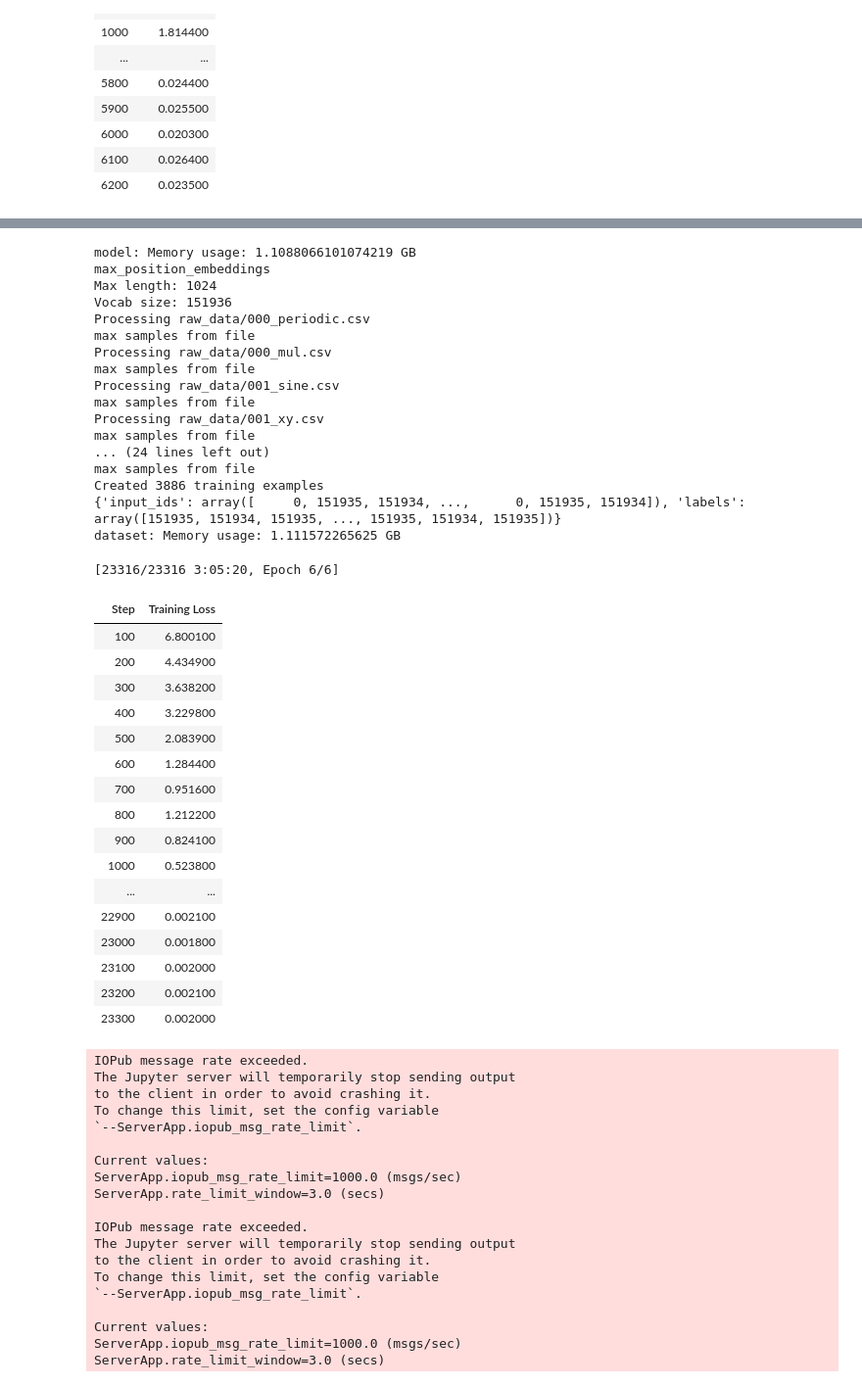
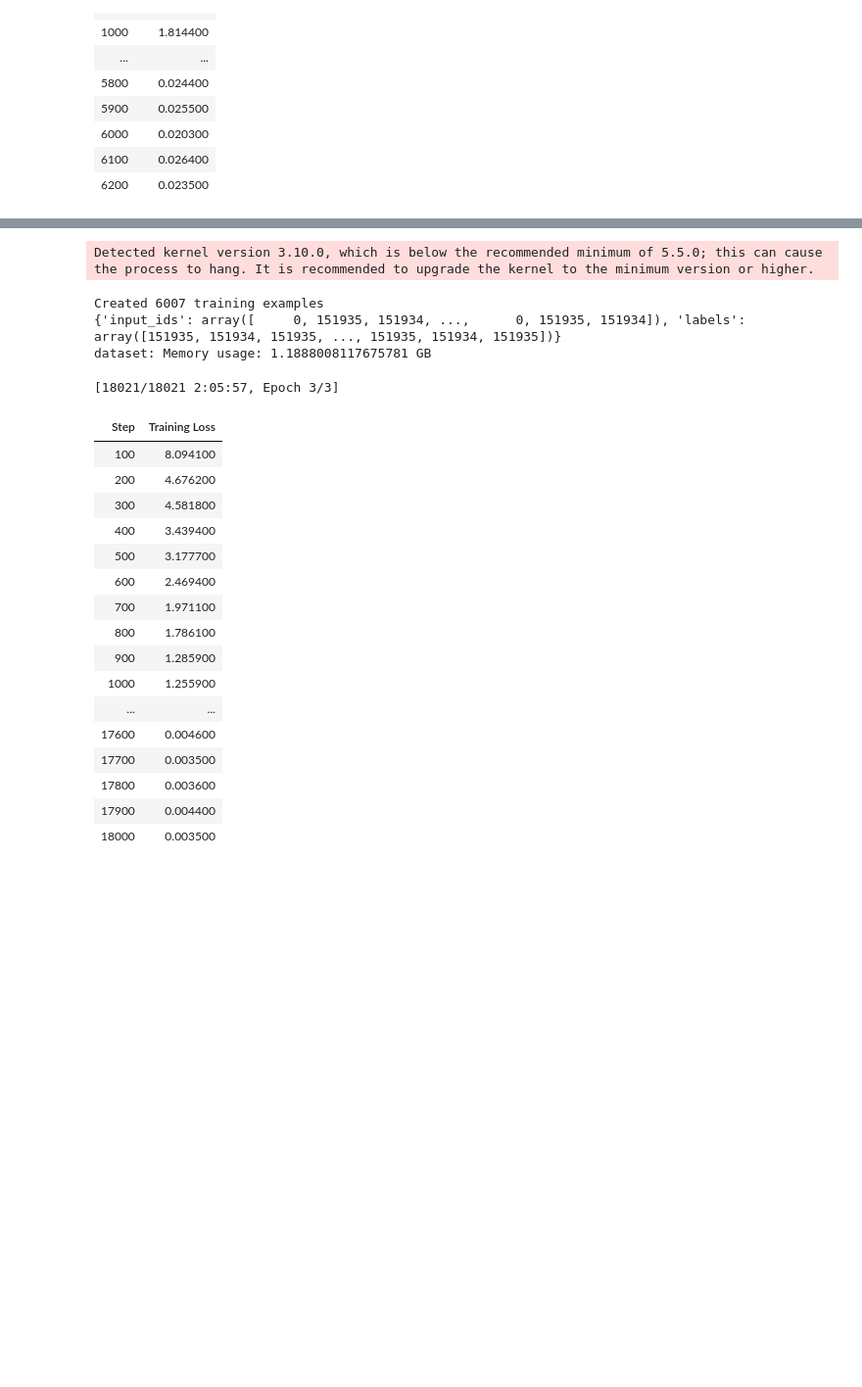
Before and after one commit to JoeyShapiro/TimeSeriesGPT, a Jupyter notebook: model.ipynb, the cells around one changed output, grey strips where cells are left out. Shown at 98% size. Saved outputs shown, nothing was run; the diff lists cells and outputs as text; code cells hidden in the pictures; blank space fills up the shorter version.

```diff
--- a/model.ipynb
+++ b/model.ipynb
@@ -324,7 +324,7 @@ def prepare_training_data(model, input_files, output_dir, stride=256, window=Non
                     'labels': target_sequence
                 })
             samples += 1
-            if samples > 256: # 1024
+            if samples > 512: # 1024
                 print('max samples from file')
                 break
 
@@ -466,7 +466,7 @@ train_model(
     model_name='Qwen/Qwen2.5-0.5B',
     # model_name='google/flan-t5-small',
     output_dir='models',
-    epochs=6, # TODO
+    # epochs=6,
     batch_size=1,
     window=1024,
 )
@@ -475,57 +491,25 @@ Detected kernel version 3.10.0, which is below the recommended minimum of 5.5.0;
-model: Memory usage: 1.1088066101074219 GB
-max_position_embeddings
-Max length: 1024
-Vocab size: 151936
-Processing raw_data/000_periodic.csv
-max samples from file
-Processing raw_data/000_mul.csv
-max samples from file
-Processing raw_data/001_sine.csv
-max samples from file
-Processing raw_data/001_xy.csv
-max samples from file
-... (24 lines left out)
-max samples from file
-Created 3886 training examples
-{'input_ids': array([     0, 151935, 151934, ...,      0, 151935, 151934]), 'labels': array([151935, 151934, 151935, ..., 151935, 151934, 151935])}
-dataset: Memory usage: 1.111572265625 GB
+Detected kernel version 3.10.0, which is below the recommended minimum of 5.5.0; this can cause the process to hang. It is recommended to upgrade the kernel to the minimum version or higher.
-[23316/23316 3:05:20, Epoch 6/6]
+Created 6007 training examples
+{'input_ids': array([     0, 151935, 151934, ...,      0, 151935, 151934]), 'labels': array([151935, 151934, 151935, ..., 151935, 151934, 151935])}
+dataset: Memory usage: 1.1888008117675781 GB
+[18021/18021 2:05:57, Epoch 3/3]
 | Step | Training Loss |
-| 100 | 6.800100 |
-| 200 | 4.434900 |
-| 300 | 3.638200 |
-| 400 | 3.229800 |
-| 500 | 2.083900 |
-| 600 | 1.284400 |
-| 700 | 0.951600 |
-| 800 | 1.212200 |
-| 900 | 0.824100 |
-| 1000 | 0.523800 |
+| 100 | 8.094100 |
+| 200 | 4.676200 |
+| 300 | 4.581800 |
+| 400 | 3.439400 |
+| 500 | 3.177700 |
+| 600 | 2.469400 |
+| 700 | 1.971100 |
+| 800 | 1.786100 |
+| 900 | 1.285900 |
+| 1000 | 1.255900 |
 | ... | ... |
-| 22900 | 0.002100 |
-| 23000 | 0.001800 |
-| 23100 | 0.002000 |
-| 23200 | 0.002100 |
-| 23300 | 0.002000 |
+| 17600 | 0.004600 |
+| 17700 | 0.003500 |
+| 17800 | 0.003600 |
+| 17900 | 0.004400 |
+| 18000 | 0.003500 |
-IOPub message rate exceeded.
-The Jupyter server will temporarily stop sending output
-to the client in order to avoid crashing it.
-To change this limit, set the config variable
-`--ServerApp.iopub_msg_rate_limit`.
-
-Current values:
-ServerApp.iopub_msg_rate_limit=1000.0 (msgs/sec)
-ServerApp.rate_limit_window=3.0 (secs)
-
-IOPub message rate exceeded.
-The Jupyter server will temporarily stop sending output
-to the client in order to avoid crashing it.
-To change this limit, set the config variable
-`--ServerApp.iopub_msg_rate_limit`.
-
-Current values:
-ServerApp.iopub_msg_rate_limit=1000.0 (msgs/sec)
-ServerApp.rate_limit_window=3.0 (secs)
 # %%
 import torch
 from transformers import AutoModelForCausalLM
```
Also changed, not shown: parts of 3 cells of this notebook.
